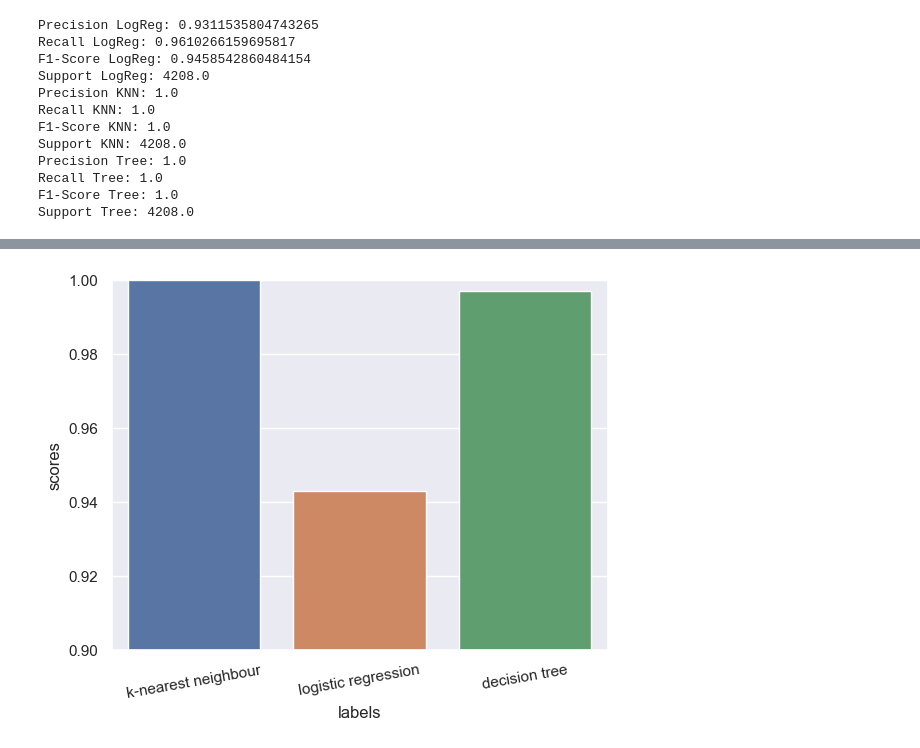
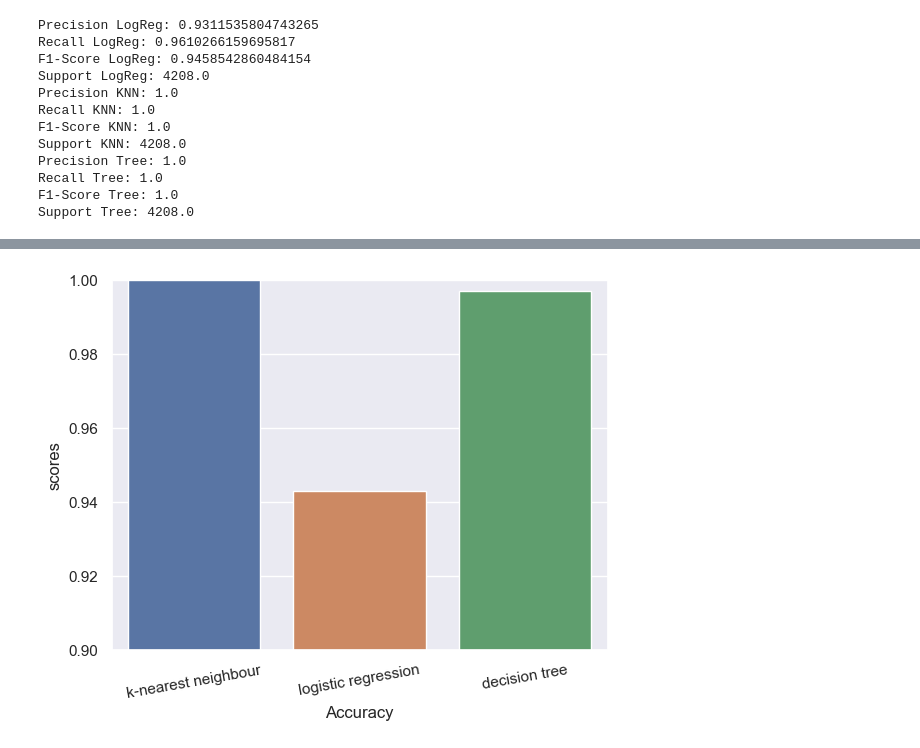
Before and after one commit to T-Tatsuya-W/AI_Coursework, a Jupyter notebook: workings.ipynb, the cells around one changed output, grey strips where cells are left out. Cells and saved outputs as stored; diff of their text form; code cells hidden in the pictures.

Commit message:
changed label

```diff
--- a/workings.ipynb
+++ b/workings.ipynb
@@ -1003,9 +1003,9 @@ Support Tree: 4208.0
 # %%
 results = [knnBestScore, logregBestScore, decisionTreeBestScore]
 print(results)
-df = pd.DataFrame({'labels':['k-nearest neighbour', 'logistic regression', 'decision tree'], 'scores':results})
+df = pd.DataFrame({'Accuracy':['k-nearest neighbour', 'logistic regression', 'decision tree'], 'scores':results})
 print(df.T)
-sns.barplot(x = df['labels'], y = df['scores'])
+sns.barplot(x = df['Accuracy'], y = df['scores'])
 plt.xticks(rotation=10)
 plt.ylim((0.9,1.0))
 plt.show()
@@ -1017,4 +1017,4 @@ scores                  1.0             0.943008       0.996952
-[figure, old version]
+[figure, new version]
 # %%
 f1scores = [f1_score2, f1_score, f1_score3]
 print(results)
```
Also changed, not shown: parts of 4 cells of this notebook.
